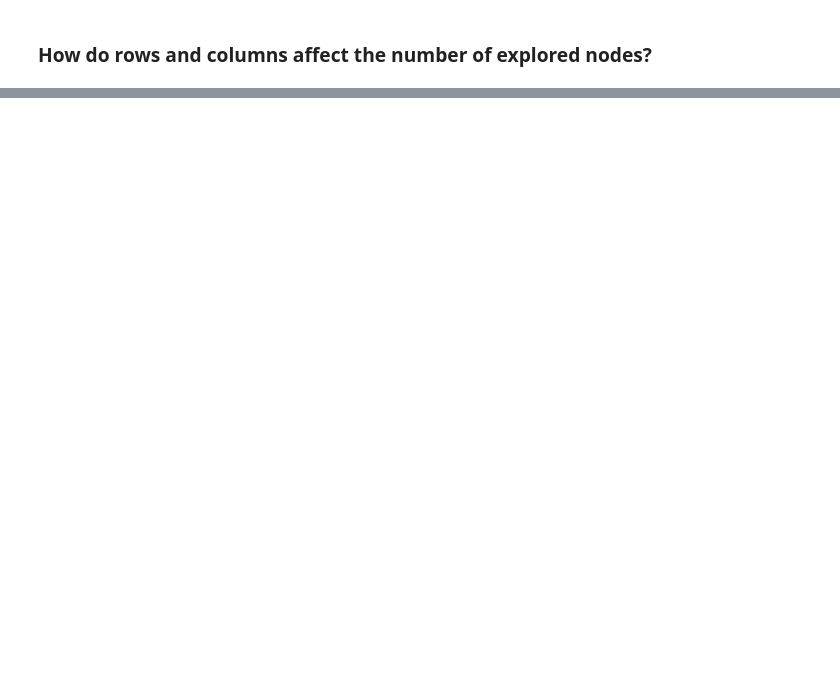
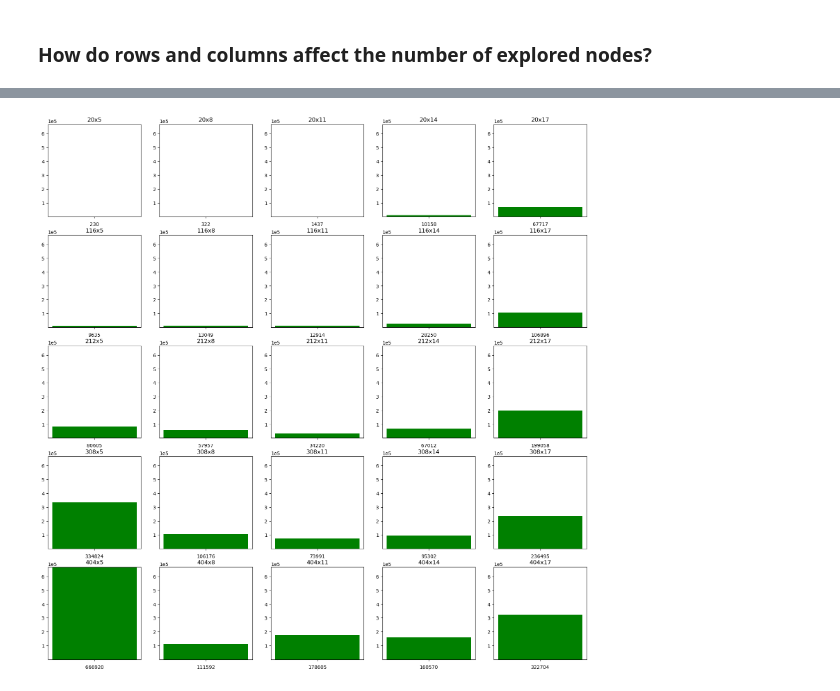
Before and after one commit to festad/University-Notes, a Jupyter notebook: algstrdat/prog/py/mem_eff_exact_cover.ipynb, the cells around one changed output, grey strips where cells are left out. Drawn from its saved outputs; the diff is of its cells as text; code cells hidden in the pictures; blank space fills up the shorter version.

```diff
--- a/algstrdat/prog/py/mem_eff_exact_cover.ipynb
+++ b/algstrdat/prog/py/mem_eff_exact_cover.ipynb
@@ -1312,23 +1443,26 @@ for rows in row_values:
 # %%
 # Plotting the number of explored nodes
-fig, axs = plt.subplots(sqrtN, sqrtN, figsize=(60, 60))
+fig, axs = plt.subplots(sqrtN, sqrtN, figsize=(20,20))
 for i, (rows, cols, exp) in enumerate(explored):
     ax = axs[i // sqrtN][i % sqrtN]
     # color red
     ax.bar([f""], [exp], color="green", log=False)
     # y_ticks in exponential format
-    # ax.ticklabel_format(axis='y', style='sci', scilimits=(0,0))
+    ax.ticklabel_format(axis='y', style='sci', scilimits=(0,0))
     ax.set_title(f"{rows}x{cols}")
     # ax title font size
-    ax.title.set_size(AX_TITLE_FONTSIZE)
-    ax.set_xlabel(f"{exp}", fontsize=XLABEL_FONTSIZE)
+    # ax.title.set_size(AX_TITLE_FONTSIZE)
+    ax.set_xlabel(f"{exp}")
     # set y tick font size
-    ax.tick_params(axis='y', which='major', labelsize=YLABEL_FONTSIZE)
+    ax.tick_params(axis='y', which='major')
     # ax.set_ylabel("Number of explored nodes")
     # Setting the y limit to the maximum number of explored nodes
     ax.set_ylim(top=max([exp for _, _, exp in explored]), bottom=min([exp for _, _, exp in explored]))
 # title = fig.suptitle("Number of explored nodes for different exact cover problems", fontsize=24)
+plt.savefig(path_out+"explored_nodes.pdf", dpi=300)
 plt.show()
+# %% [output]
+[figure, added]
 # %%
 
 # Plotting the number of solutions
```
Also changed, not shown: parts of 21 cells of this notebook.
